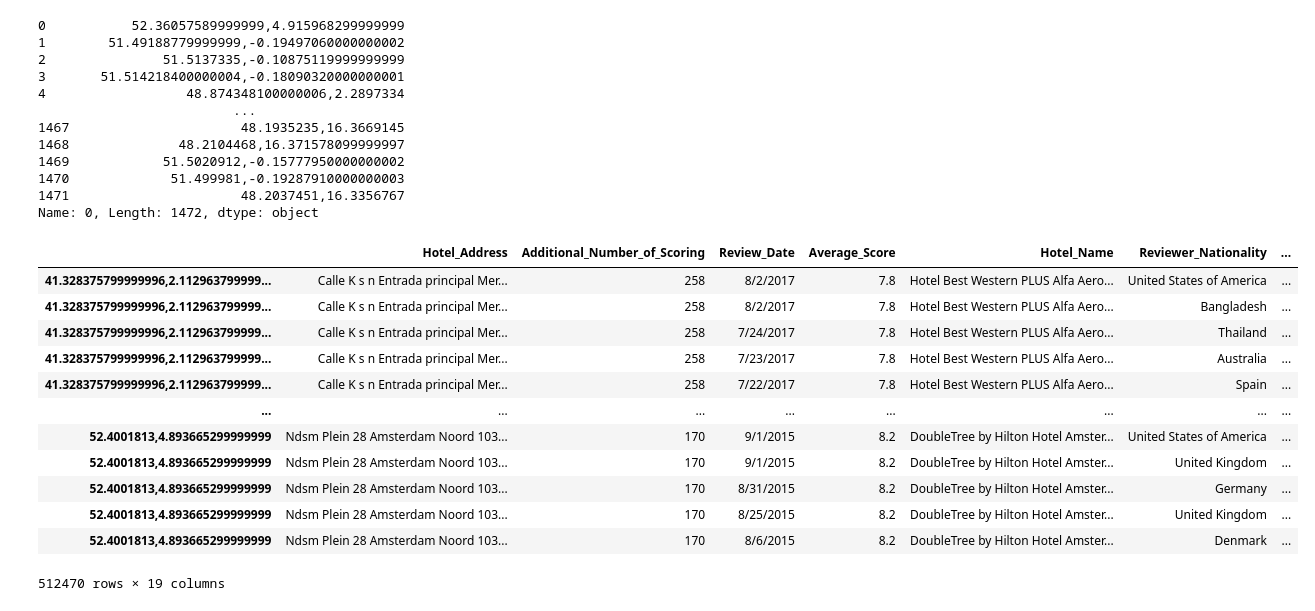
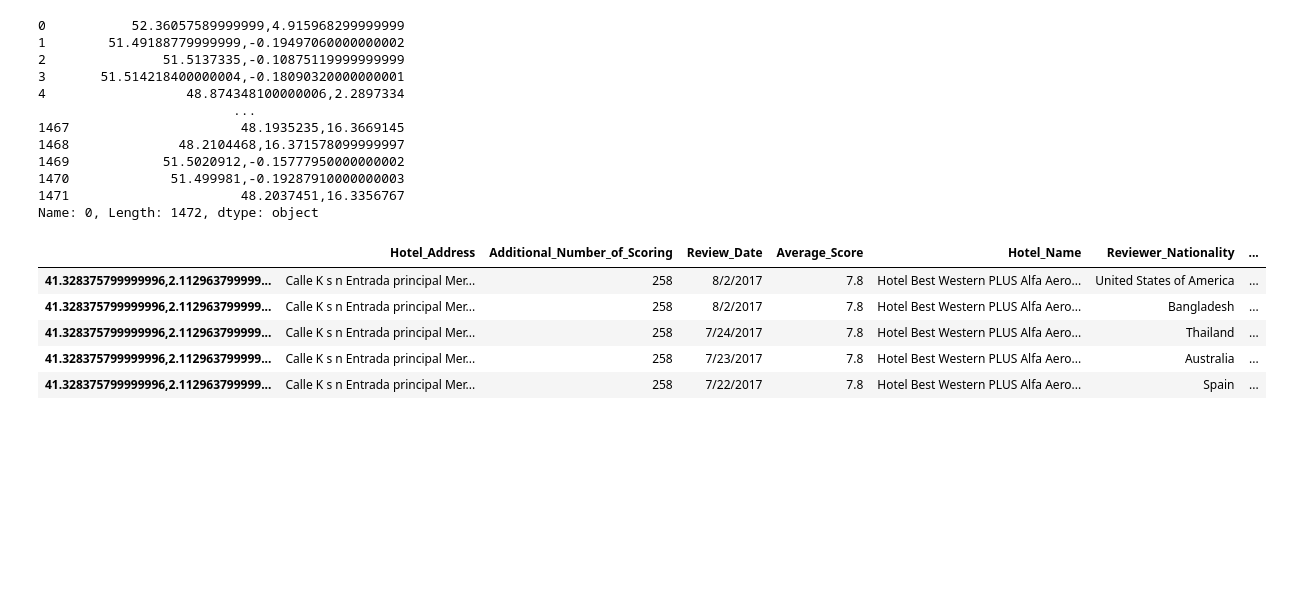
Before and after one commit to ismael-araujo/Hotel-Reviews-Analysis-Using-NLP, a Jupyter notebook: preprossessing/geocoding.ipynb, the cells around one changed output. Drawn from its saved outputs; the diff is of its cells as text; code cells hidden in the pictures; blank space fills up the shorter version.

```diff
--- a/preprossessing/geocoding.ipynb
+++ b/preprossessing/geocoding.ipynb
@@ -99,20 +102,13 @@ unique_geom_df.set_index(0, inplace=True)
 df.set_index('geom', inplace=True)
 # %%
 # Merge the unique coordinates to df using the index
-pd.merge(df, unique_geom_df, left_index=True, right_index=True, how='outer')
+df = pd.merge(df, unique_geom_df, left_index=True, right_index=True, how='outer')
 df.head()
 # %% [output]
 |  | Hotel_Address | Additional_Number_of_Scoring | Review_Date | Average_Score | Hotel_Name | Reviewer_Nationality | ... |
 | 41.328375799999996,2.112963799999... | Calle K s n Entrada principal Mer... | 258 | 8/2/2017 | 7.8 | Hotel Best Western PLUS Alfa Aero... | United States of America | ... |
 | 41.328375799999996,2.112963799999... | Calle K s n Entrada principal Mer... | 258 | 8/2/2017 | 7.8 | Hotel Best Western PLUS Alfa Aero... | Bangladesh | ... |
 | 41.328375799999996,2.112963799999... | Calle K s n Entrada principal Mer... | 258 | 7/24/2017 | 7.8 | Hotel Best Western PLUS Alfa Aero... | Thailand | ... |
 | 41.328375799999996,2.112963799999... | Calle K s n Entrada principal Mer... | 258 | 7/23/2017 | 7.8 | Hotel Best Western PLUS Alfa Aero... | Australia | ... |
 | 41.328375799999996,2.112963799999... | Calle K s n Entrada principal Mer... | 258 | 7/22/2017 | 7.8 | Hotel Best Western PLUS Alfa Aero... | Spain | ... |
-| ... | ... | ... | ... | ... | ... | ... | ... |
-| 52.4001813,4.893665299999999 | Ndsm Plein 28 Amsterdam Noord 103... | 170 | 9/1/2015 | 8.2 | DoubleTree by Hilton Hotel Amster... | United States of America | ... |
-| 52.4001813,4.893665299999999 | Ndsm Plein 28 Amsterdam Noord 103... | 170 | 9/1/2015 | 8.2 | DoubleTree by Hilton Hotel Amster... | United Kingdom | ... |
-| 52.4001813,4.893665299999999 | Ndsm Plein 28 Amsterdam Noord 103... | 170 | 8/31/2015 | 8.2 | DoubleTree by Hilton Hotel Amster... | Germany | ... |
-| 52.4001813,4.893665299999999 | Ndsm Plein 28 Amsterdam Noord 103... | 170 | 8/25/2015 | 8.2 | DoubleTree by Hilton Hotel Amster... | United Kingdom | ... |
-| 52.4001813,4.893665299999999 | Ndsm Plein 28 Amsterdam Noord 103... | 170 | 8/6/2015 | 8.2 | DoubleTree by Hilton Hotel Amster... | Denmark | ... |
-512470 rows × 19 columns
 # %%
```
Also changed, not shown: parts of 2 cells of this notebook, 2 other files.
